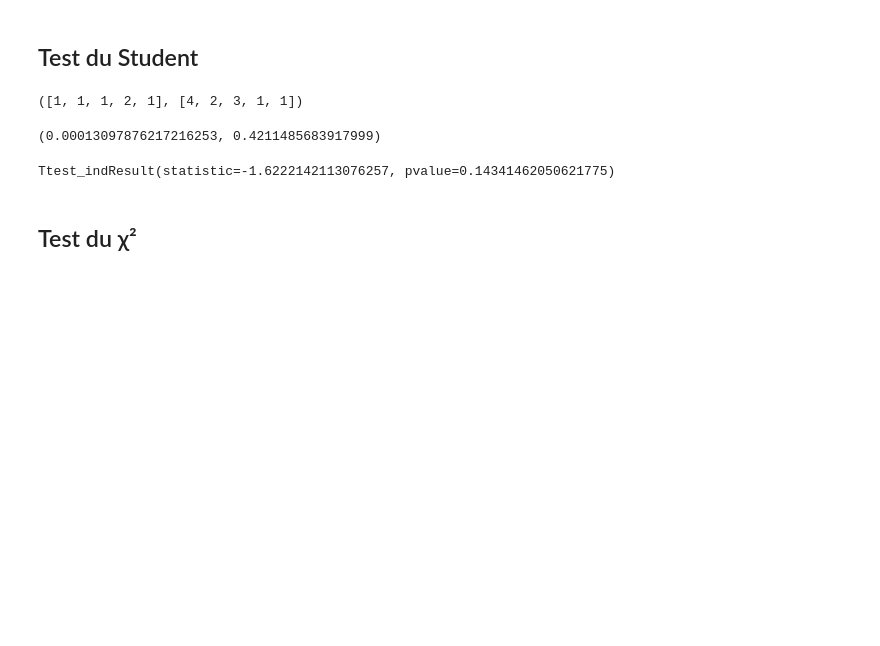
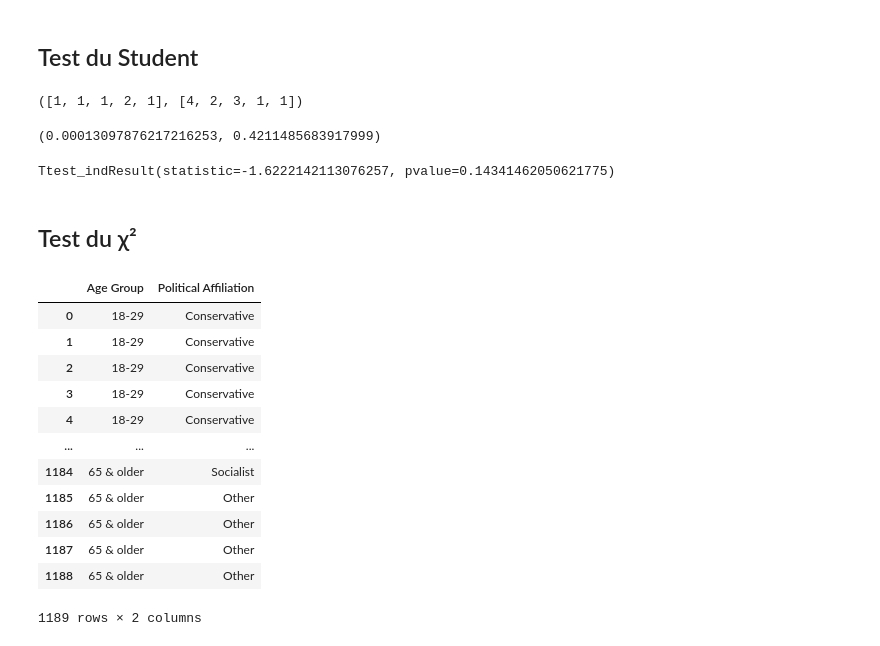
Before and after one commit to axelguerinoctave/M2-ICES-2022-2023, a Jupyter notebook: TP 5.ipynb, the cells around one changed output. Saved outputs shown, nothing was run; the diff lists cells and outputs as text; code cells hidden in the pictures; blank space fills up the shorter version.

```diff
--- a/TP 5.ipynb
+++ b/TP 5.ipynb
@@ -89,3 +89,34 @@ y
 Ttest_indResult(statistic=-1.6222142113076257, pvalue=0.14341462050621775)
 # %% [markdown]
 ## Test du χ²
+# %%
+data = [['18-29', 'Conservative'] for i in range(141)] + \
+        [['18-29', 'Socialist'] for i in range(68)] + \
+        [['18-29', 'Other'] for i in range(4)] + \
+        [['30-44', 'Conservative'] for i in range(179)] + \
+        [['30-44', 'Socialist'] for i in range(159)] + \
+        [['30-44', 'Other'] for i in range(7)] + \
+        [['45-65', 'Conservative'] for i in range(220)] + \
+        [['45-65', 'Socialist'] for i in range(216)] + \
+        [['45-65', 'Other'] for i in range(4)] + \
+        [['65 & older', 'Conservative'] for i in range(86)] + \
+        [['65 & older', 'Socialist'] for i in range(101)] + \
+        [['65 & older', 'Other'] for i in range(4)]
+# %%
+df = pd.DataFrame(data, columns = ["Age Group", "Political Affiliation"])
+# %%
+df
+# %% [output]
+|  | Age Group | Political Affiliation |
+| 0 | 18-29 | Conservative |
+| 1 | 18-29 | Conservative |
+| 2 | 18-29 | Conservative |
+| 3 | 18-29 | Conservative |
+| 4 | 18-29 | Conservative |
+| ... | ... | ... |
+| 1184 | 65 & older | Socialist |
+| 1185 | 65 & older | Other |
+| 1186 | 65 & older | Other |
+| 1187 | 65 & older | Other |
+| 1188 | 65 & older | Other |
+1189 rows × 2 columns
```
